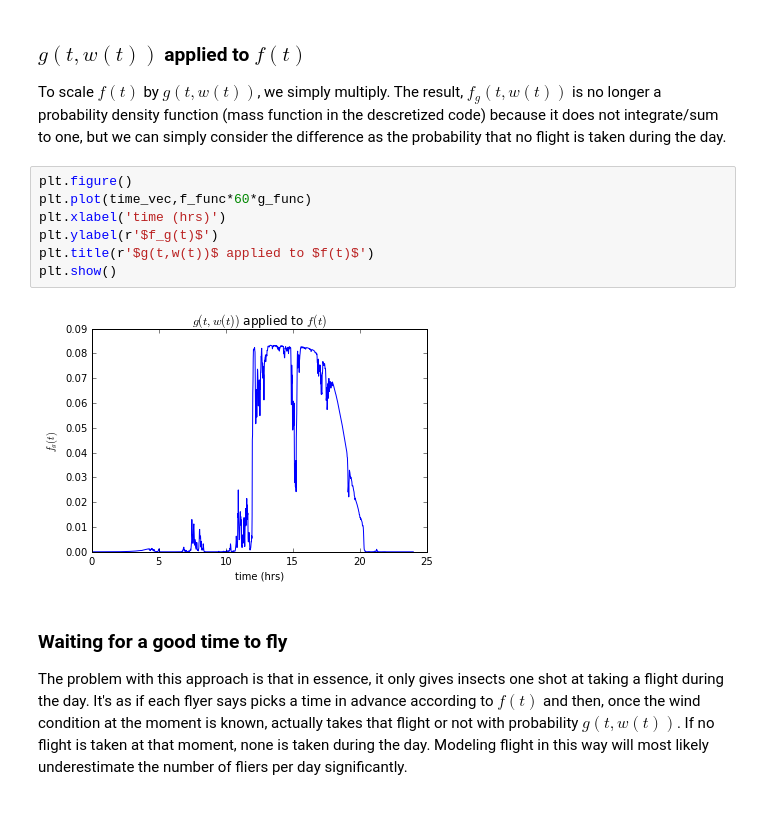
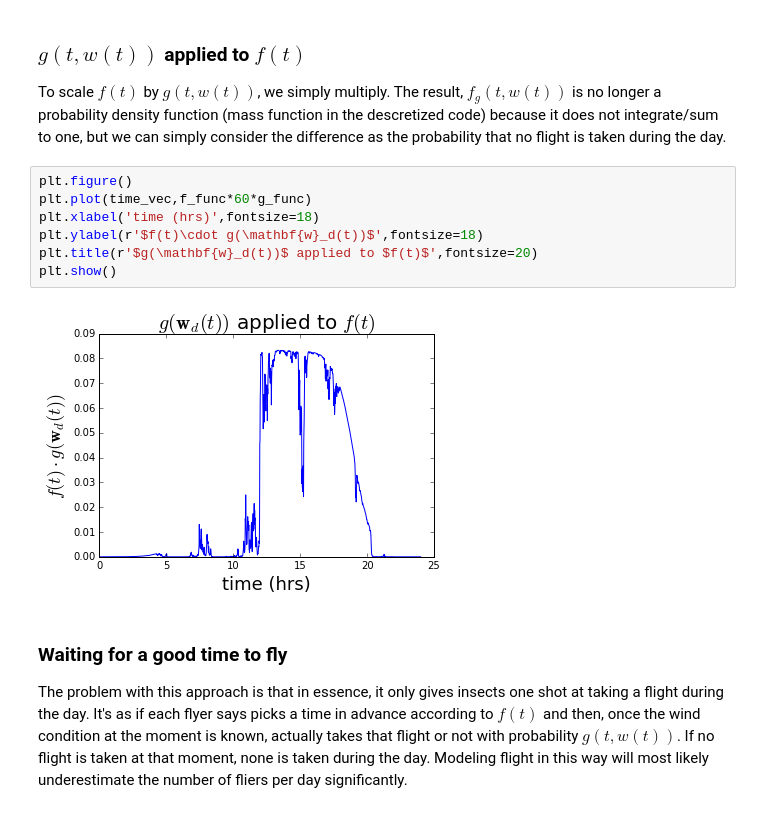
Before and after one commit to mountaindust/Parasitoids, a Jupyter notebook: analytic/docs/Flight_probability_functions.ipynb, the cells around one changed output. Saved outputs shown, nothing was run; the diff lists cells and outputs as text.

```diff
--- a/analytic/docs/Flight_probability_functions.ipynb
+++ b/analytic/docs/Flight_probability_functions.ipynb
@@ -104,12 +105,12 @@ To scale $f(t)$ by $g(t,w(t))$, we simply multiply. The result, $f_g(t,w(t))$ is
 # %%
 plt.figure()
 plt.plot(time_vec,f_func*60*g_func)
-plt.xlabel('time (hrs)')
-plt.ylabel(r'$f_g(t)$')
-plt.title(r'$g(t,w(t))$ applied to $f(t)$')
+plt.xlabel('time (hrs)',fontsize=18)
+plt.ylabel(r'$f(t)\cdot g(\mathbf{w}_d(t))$',fontsize=18)
+plt.title(r'$g(\mathbf{w}_d(t))$ applied to $f(t)$',fontsize=20)
 plt.show()
 # %% [output]
-[figure, old version]
+[figure, new version]
 # %% [markdown]
 ### Waiting for a good time to fly
 
```
Also changed, not shown: parts of 3 cells of this notebook, 1 other file.
